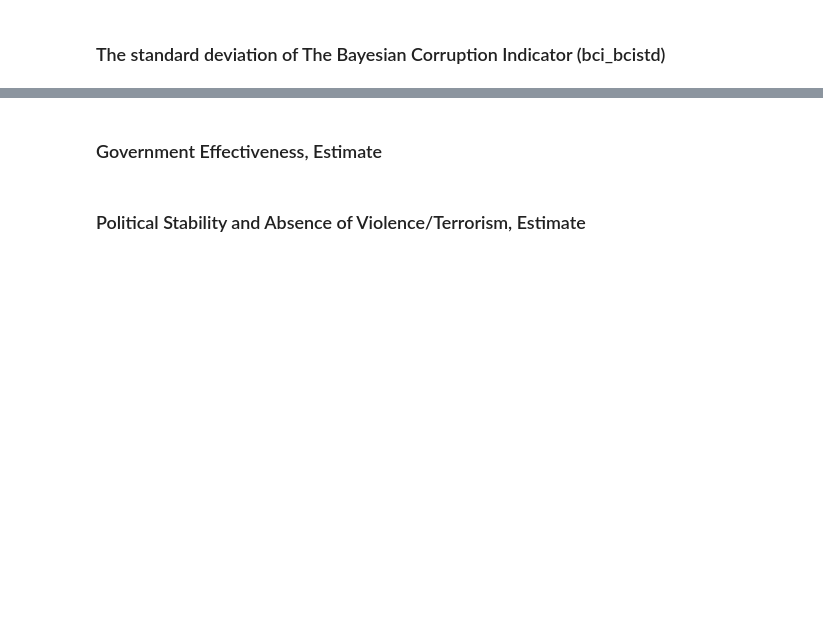
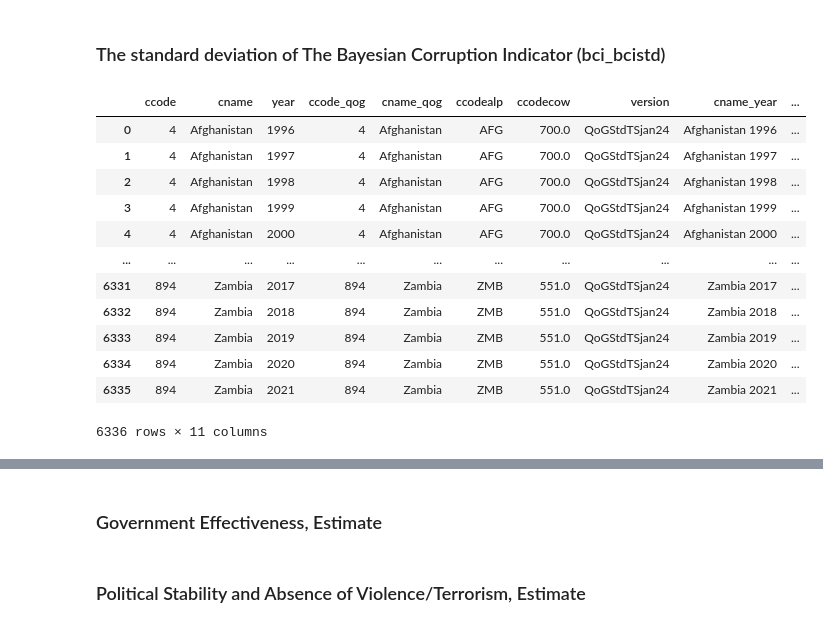
Before and after one commit to ZeliaDec/DataScience, a Jupyter notebook: Data_Notebook.ipynb, the cells around one changed output, grey strips where cells are left out. Cells and saved outputs as stored; diff of their text form; code cells hidden in the pictures; blank space fills up the shorter version.

```diff
--- a/Data_Notebook.ipynb
+++ b/Data_Notebook.ipynb
@@ -1268,2 +1357,27 @@ last_df["Country"].nunique()
 # %% [markdown]
 ### The standard deviation of The Bayesian Corruption Indicator (bci_bcistd)
+# %%
+bci = pd.read_csv(filepath + "bci_bcistd.csv", delimiter = ";")
+
+# Convert commas to dots for numeric columns
+for col in bci.columns:
+    if bci[col].dtype == 'object':
+        try:
+            bci[col] = pd.to_numeric(bci[col].str.replace(',', '.'), errors='raise')
+        except ValueError:
+            pass
+bci
+# %% [output]
+|  | ccode | cname | year | ccode_qog | cname_qog | ccodealp | ccodecow | version | cname_year | ... |
+| 0 | 4 | Afghanistan | 1996 | 4 | Afghanistan | AFG | 700.0 | QoGStdTSjan24 | Afghanistan 1996 | ... |
+| 1 | 4 | Afghanistan | 1997 | 4 | Afghanistan | AFG | 700.0 | QoGStdTSjan24 | Afghanistan 1997 | ... |
+| 2 | 4 | Afghanistan | 1998 | 4 | Afghanistan | AFG | 700.0 | QoGStdTSjan24 | Afghanistan 1998 | ... |
+| 3 | 4 | Afghanistan | 1999 | 4 | Afghanistan | AFG | 700.0 | QoGStdTSjan24 | Afghanistan 1999 | ... |
+| 4 | 4 | Afghanistan | 2000 | 4 | Afghanistan | AFG | 700.0 | QoGStdTSjan24 | Afghanistan 2000 | ... |
+| ... | ... | ... | ... | ... | ... | ... | ... | ... | ... | ... |
+| 6331 | 894 | Zambia | 2017 | 894 | Zambia | ZMB | 551.0 | QoGStdTSjan24 | Zambia 2017 | ... |
+| 6332 | 894 | Zambia | 2018 | 894 | Zambia | ZMB | 551.0 | QoGStdTSjan24 | Zambia 2018 | ... |
+| 6333 | 894 | Zambia | 2019 | 894 | Zambia | ZMB | 551.0 | QoGStdTSjan24 | Zambia 2019 | ... |
+| 6334 | 894 | Zambia | 2020 | 894 | Zambia | ZMB | 551.0 | QoGStdTSjan24 | Zambia 2020 | ... |
+| 6335 | 894 | Zambia | 2021 | 894 | Zambia | ZMB | 551.0 | QoGStdTSjan24 | Zambia 2021 | ... |
+6336 rows × 11 columns
```
Also changed, not shown: parts of 22 cells of this notebook, 2 other files.
